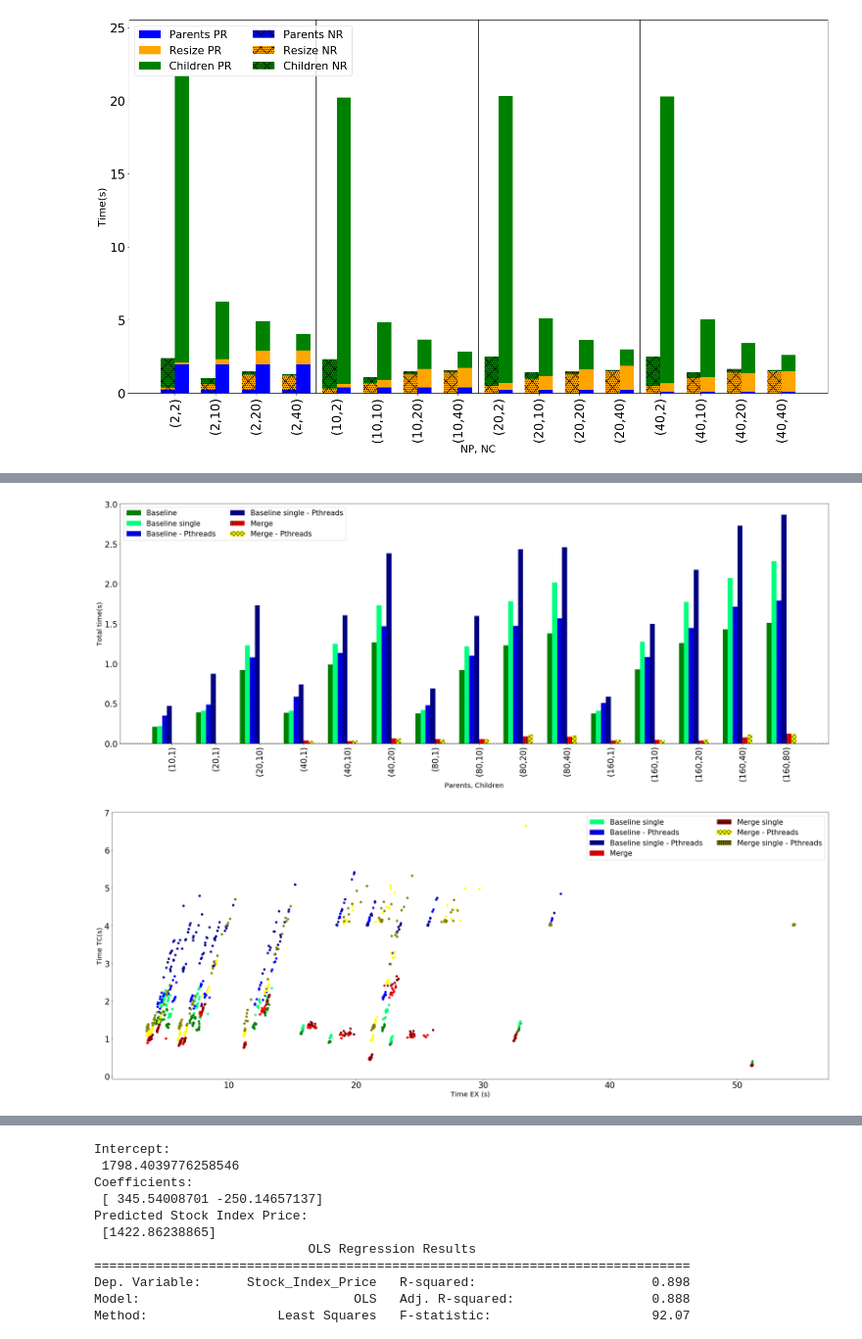
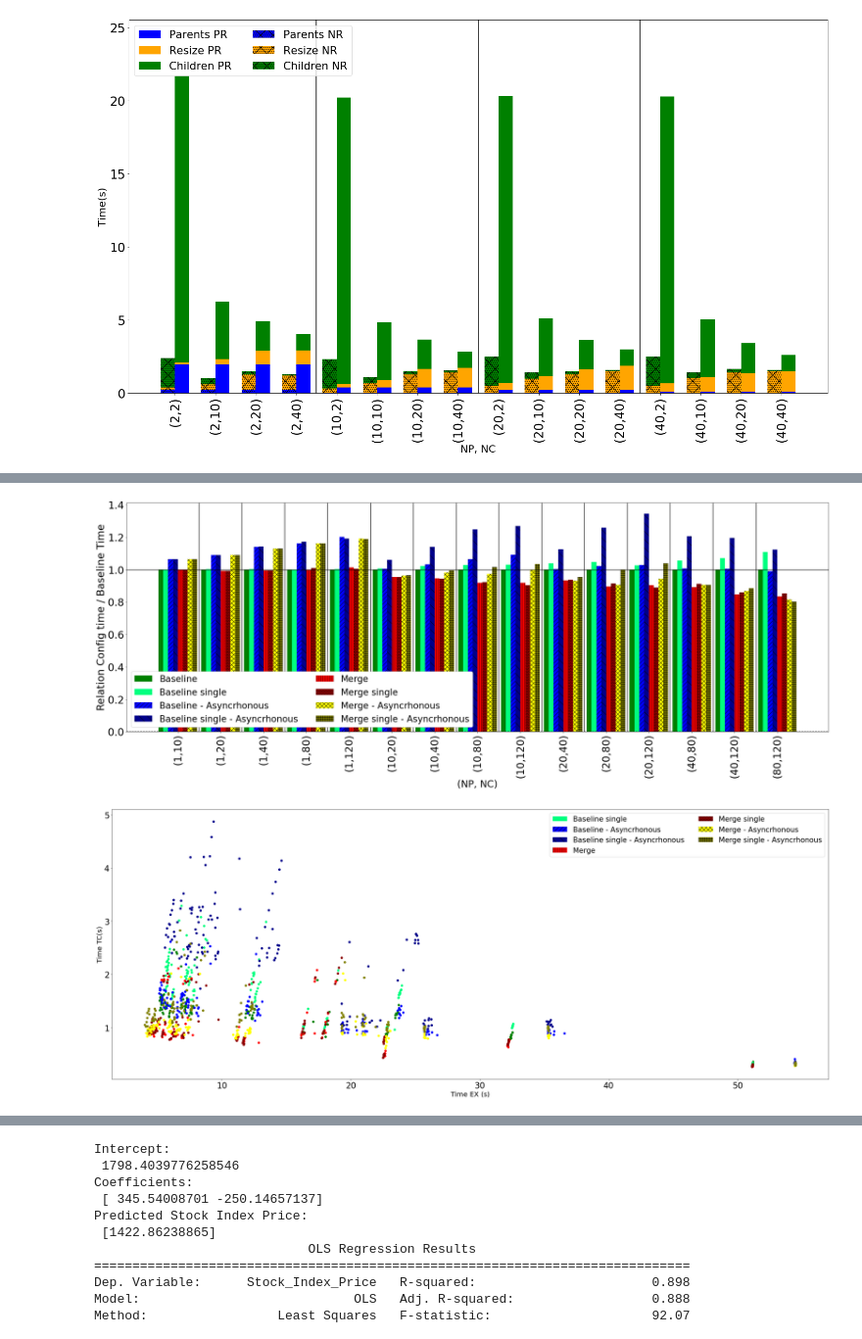
Before and after one commit to hpca-uji/Proteo, a Jupyter notebook: Analysis/analyser.ipynb, the cells around one changed output, grey strips where cells are left out. Shown at 98% size. Saved outputs shown, nothing was run; the diff lists cells and outputs as text; code cells hidden in the pictures.

Commit message:
Cambios en recopiladores y analizador para permitir nuevos valores de salida

```diff
--- a/Analysis/analyser.ipynb
+++ b/Analysis/analyser.ipynb
@@ -26,7 +27,7 @@ values = [2, 10, 20, 40]
 #                      WORST          BEST
 dist_names = ['null', 'BalancedFit', 'CompactFit']
 
-processes = [1,10,20,40,80,160]
+processes = [1,10,20,40,80,120]
 
 labelsP = [['(2,2)', '(2,10)', '(2,20)', '(2,40)'],['(10,2)', '(10,10)', '(10,20)', '(10,40)'],
           ['(20,2)', '(20,10)', '(20,20)', '(20,40)'],['(40,2)', '(40,10)', '(40,20)', '(40,40)']]
@@ -809,8 +621,9 @@ def obtain_arrays_iker(grouped_aux, var_aux, used_direction='e', normality='m'):
 # %%
-def legend_loc_iker(data_array, len_x):
+def legend_loc_iker(data_array, len_x, ylim_zero):
+
     max_value = np.nanmax([x for x in data_array if x is not None]) # Los valores None es necesario evitarlos
     min_value = np.nanmin([x for x in data_array if x is not None]) # Los valores None es necesario evitarlos
-    if(min_value < 0):
+    if(ylim_zero):
         min_value = 0
     middle_value = (max_value + min_value) / 2
     offset = (max_value - min_value) * 0.1
@@ -847,13 +660,13 @@ def legend_loc_iker(data_array, len_x):
 
     return legend_loc
 # %%
-def graphic_iker(data_array, title="None", title_y="None", title_x="None", handles=None, used_labels=None, ylim_zero=True):
+def graphic_iker(data_array, title="None", title_y="None", title_x="None", handles=None, used_labels=None, v_lines=None, h_line=None, ylim_zero=True):
     f=plt.figure(figsize=(30, 12))
     ax=f.add_subplot(111)
     x = np.arange(len(used_labels))
     width = 0.45/4
 
-    legend_loc = legend_loc_iker(data_array, len(used_labels))
+    legend_loc = legend_loc_iker(data_array, len(used_labels), ylim_zero)
 
     if not (data_array[0] is None):
         ax.bar(x-width*3.5, data_array[0], width, color='green')
@@ -871,10 +684,10 @@ def graphic_iker(data_array, title="None", title_y="None", title_x="None", handl
         ax.bar(x+width*3.5, data_array[7], width, hatch="++",color='olive')
 
     ax.axhline((0), color='black', linestyle='dashed')
-    ax.set_ylabel(title_y, fontsize=20)
-    ax.set_xlabel(title_x, fontsize=20)
+    ax.set_ylabel(title_y, fontsize=30)
+    ax.set_xlabel(title_x, fontsize=28)
     plt.xticks(x, used_labels, rotation=90)
-    plt.legend(handles=handles, loc=legend_loc, fontsize=21,ncol=2)
+    plt.legend(handles=handles, loc=legend_loc, fontsize=26,ncol=2,framealpha=1)
 
     if not ylim_zero: # Modifica los limites del eje y. No es buena practica que no aparezca el 0
         max_value = np.nanmax([x for x in data_array if x is not None]) # Los valores None es necesario evitarlos
@@ -885,25 +698,30 @@ def graphic_iker(data_array, title="None", title_y="None", title_x="None", handl
             min_value = 0
         plt.ylim((min_value, max_value))
 
-    ax.tick_params(axis='both', which='major', labelsize=24)
-    ax.tick_params(axis='both', which='minor', labelsize=22)
+    for line in v_lines:
+        ax.axvline((line), color='black')
+    if h_line != None:
+        ax.axhline((h_line), color='black')
+
+    ax.tick_params(axis='both', which='major', labelsize=30)
+    ax.tick_params(axis='both', which='minor', labelsize=28)
 
     f.tight_layout()
     f.savefig("Images/Spawn/"+title+".png", format="png")
 # %%
-checked_type='tc' # Valores 'te' y 'tc'
-used_direction='s' # Valores 's' y 'e'
+checked_type='te' # Valores 'te' y 'tc'
+used_direction='e' # Valores 's' y 'e'
 node_type='All' # Valores 'Intra', 'Inter', 'All'
-normality='m'
+normality='n'
 #Values 'n' (normalizar), 'l' (logaritmico), 'm' (sin modificaciones), 'r' (Comparar respecto al primero)
 
 ylim_zero = True
 
 var_aux, grouped_aux, handles, used_labels, title = get_types_iker(checked_type, used_direction, node_type, normality)
-array_aux, title_y = obtain_arrays_iker(grouped_aux, var_aux, used_direction, normality)
-graphic_iker(array_aux, title, title_y, "Parents, Children", handles, used_labels, ylim_zero)
+array_aux, title_y, v_lines, h_line = obtain_arrays_iker(grouped_aux, var_aux, used_direction, normality)
+graphic_iker(array_aux, title, title_y, "(NP, NC)", handles, used_labels, v_lines, ylim_zero)
 # %% [output]
-[figure, old version]
+[figure, new version]
 # %%
 used_direction='e'
 
@@ -922,25 +740,25 @@ elif used_direction=='e':
 # < Expand
 # > Shrink
 
-vOrMult = list(dfG_aux.query('Cst == "0" and Css == "0"')['TE'])
-vOrSingle = list(dfG_aux.query('Cst == "0" and Css == "1"')['TE'])
-vOrPthMult = list(dfG_aux.query('Cst == "1" and Css == "0"')['TE'])
-vOrPthSingle = list(dfG_aux.query('Cst == "1" and Css == "1"')['TE'])
+vOrMult = list(dfG_aux.query('Cst == 0 and Css == 0')['TE'])
+vOrSingle = list(dfG_aux.query('Cst == 0 and Css == 1')['TE'])
+vOrPthMult = list(dfG_aux.query('Cst == 1 and Css == 0')['TE'])
+vOrPthSingle = list(dfG_aux.query('Cst == 1 and Css == 1')['TE'])
 
-vMergeMult = list(dfG_aux.query('Cst == "2" and Css == "0"')['TE'])
-vMergeSingle = list(dfG_aux.query('Cst == "2" and Css == "1"')['TE'])
-vMergePthMult = list(dfG_aux.query('Cst == "3" and Css == "0"')['TE'])
-vMergePthSingle = list(dfG_aux.query('Cst == "3" and Css == "1"')['TE'])
+vMergeMult = list(dfG_aux.query('Cst == 2 and Css == 0')['TE'])
+vMergeSingle = list(dfG_aux.query('Cst == 2 and Css == 1')['TE'])
+vMergePthMult = list(dfG_aux.query('Cst == 3 and Css == 0')['TE'])
+vMergePthSingle = list(dfG_aux.query('Cst == 3 and Css == 1')['TE'])
 
-vOrMult2 = list(dfM_aux.query('Cst == "0" and Css == "0"')['TC'])
-vOrSingle2 = list(dfM_aux.query('Cst == "0" and Css == "1"')['TC'])
-vOrPthMult2 = list(dfM_aux.query('Cst == "1" and Css == "0"')['TC'])
-vOrPthSingle2 = list(dfM_aux.query('Cst == "1" and Css == "1"')['TC'])
+vOrMult2 = list(dfM_aux.query('Cst == 0 and Css == 0')['TC'])
+vOrSingle2 = list(dfM_aux.query('Cst == 0 and Css == 1')['TC'])
+vOrPthMult2 = list(dfM_aux.query('Cst == 1 and Css == 0')['TC'])
+vOrPthSingle2 = list(dfM_aux.query('Cst == 1 and Css == 1')['TC'])
 
-vMergeMult2 = list(dfM_aux.query('Cst == "2" and Css == "0"')['TC'])
-vMergeSingle2 = list(dfM_aux.query('Cst == "2" and Css == "1"')['TC'])
-vMergePthMult2 = list(dfM_aux.query('Cst == "3" and Css == "0"')['TC'])
-vMergePthSingle2 = list(dfM_aux.query('Cst == "3" and Css == "1"')['TC'])
+vMergeMult2 = list(dfM_aux.query('Cst == 2 and Css == 0')['TC'])
+vMergeSingle2 = list(dfM_aux.query('Cst == 2 and Css == 1')['TC'])
+vMergePthMult2 = list(dfM_aux.query('Cst == 3 and Css == 0')['TC'])
+vMergePthSingle2 = list(dfM_aux.query('Cst == 3 and Css == 1')['TC'])
 
 f=plt.figure(figsize=(30, 12))
 ax=f.add_subplot(111)
@@ -966,6 +784,6 @@ ax.tick_params(axis='both', which='major', labelsize=24)
 ax.tick_params(axis='both', which='minor', labelsize=22)
 
 f.tight_layout()
-f.savefig("Images/Spawn/Dispersion_Spawn_"+name_fig+"_Diff.png", format="png")
+f.savefig("Images/Spawn/Dispersion_Spawn_"+name_fig+".png", format="png")
 # %% [output]
-[figure, old version]
+[figure, new version]
```
Also changed, not shown: parts of 31 cells of this notebook, 3 other files.
